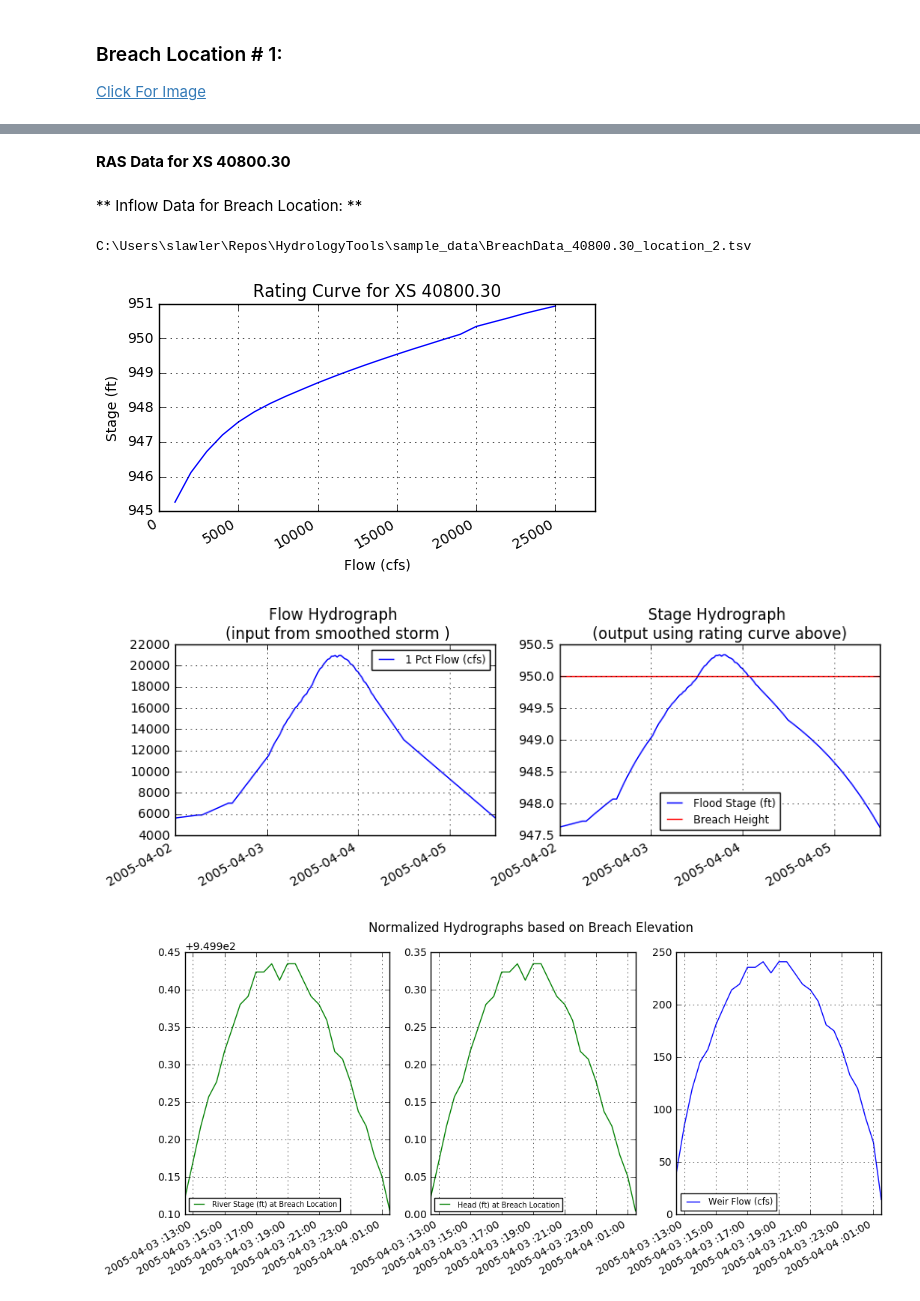
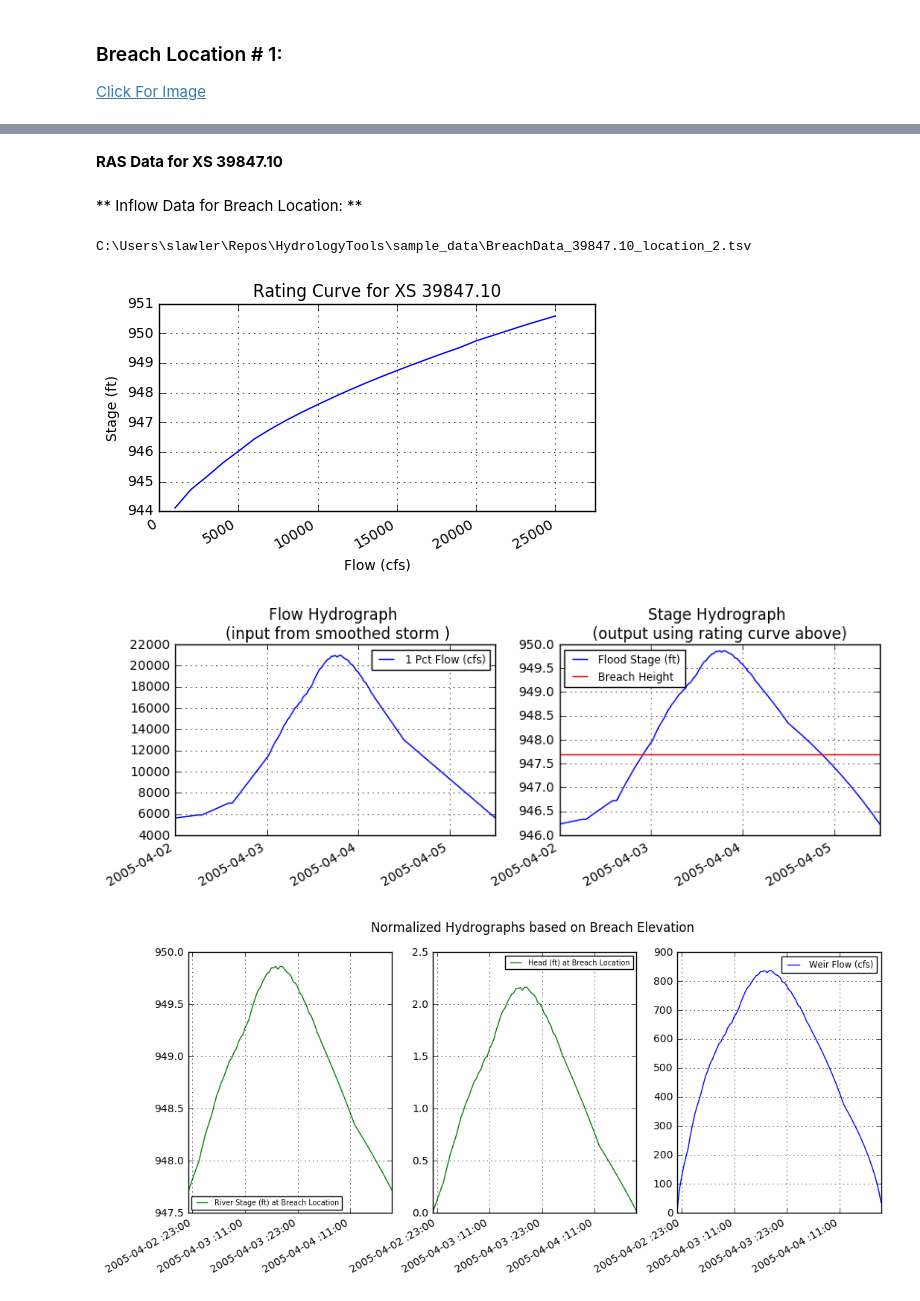
Before and after one commit to slawler/HydrologyTools, a Jupyter notebook: nbs/GetHydrograph_WP.ipynb, the cells around one changed output, grey strips where cells are left out. Cells and saved outputs as stored; diff of their text form; code cells hidden in the pictures.

```diff
--- a/nbs/GetHydrograph_WP.ipynb
+++ b/nbs/GetHydrograph_WP.ipynb
@@ -27,5 +31,7 @@ warnings.filterwarnings("ignore")
 # %%
 gage_data, data_dir = initialize()
+base_storm_1pct = init_base_hydro(gage_data)
+smooth_storm = smooth_base_hydro(base_storm_1pct)
 # %% [output]
 01509000_00060_dv.tsv
 01509000_00060_iv.tsv
@@ -61,26 +42,0 @@ f.autofmt_xdate()
-# %%
-# 1. Make a copy of the unsmoothed hydrograph:
-final_hydrograph  = smooth_storm_1pct.copy()
-
-#2. Replace the dates of the portions needing to be smoothed with NaNs
-final_hydrograph['2005-04-02 00:00':'2005-04-03 00:00'] = np.nan #
-
-#3. Set the first data point to the desired starting value
-# Note: Typically the starting and ending values will be the same, for this example the min works
-final_hydrograph['2005-04-02 00:00':'2005-04-02 00:00'] = float(final_hydrograph.min())
-
-#4. Add more points as needed to smooth the curve
-# Note: This is an iterative process, using a (factor*min) appproach is used here for speed of iteration
-final_hydrograph['2005-04-02 06:00':'2005-04-02 07:00'] = float(final_hydrograph.min()*1.05)
-final_hydrograph['2005-04-02 14:00':'2005-04-02 15:00'] = float(final_hydrograph.min()*1.25)
-
-#5. Smooth the iterated points
-smooth_storm = final_hydrograph.interpolate(how = 'polynomial', order=3)
-
-f, ax = plt.subplots()
-ax.plot(smooth_storm,color = 'green',label = 'Smoothed Storm')
-ax.grid()
-ax.legend(loc= 'best',  fontsize='small')
-
-f.set_size_inches(6,4)
-f.autofmt_xdate()
@@ -128,15 +81,15 @@ C:\Users\slawler\Repos\HydrologyTools\sample_data\BreachData_43305.79_location_1
 # %%
 rasdata = r'p:\02\NY\Broome_Co_36007C\LAMP2\TECH\Analysis\Modeling\WorkingModels\Lisle_WhitPt\LAMPRAS\Lisle_WhitPt.p05.hdf'
-station = str('40800.30')
+station = str('39847.10')
 breach_point = 2
-breach_height = 950.00
+breach_height = 947.70
 
-GetBreachFlow(smooth_storm, rasdata, station, breach_point, breach_height, data_dir, date_int = 2)
+GetBreachFlow(smooth_storm, rasdata, station, breach_point, breach_height, data_dir, date_int = 12)
 # %% [output]
-**RAS Data for XS 40800.30**
+**RAS Data for XS 39847.10**
 **
 Inflow Data for Breach Location: **
-C:\Users\slawler\Repos\HydrologyTools\sample_data\BreachData_40800.30_location_2.tsv
+C:\Users\slawler\Repos\HydrologyTools\sample_data\BreachData_39847.10_location_2.tsv
-[figure, old version]
+[figure, new version]
-[figure, old version]
+[figure, new version]
-[figure, old version]
+[figure, new version]
```
Also changed, not shown: parts of 12 cells of this notebook, 20 other files.
